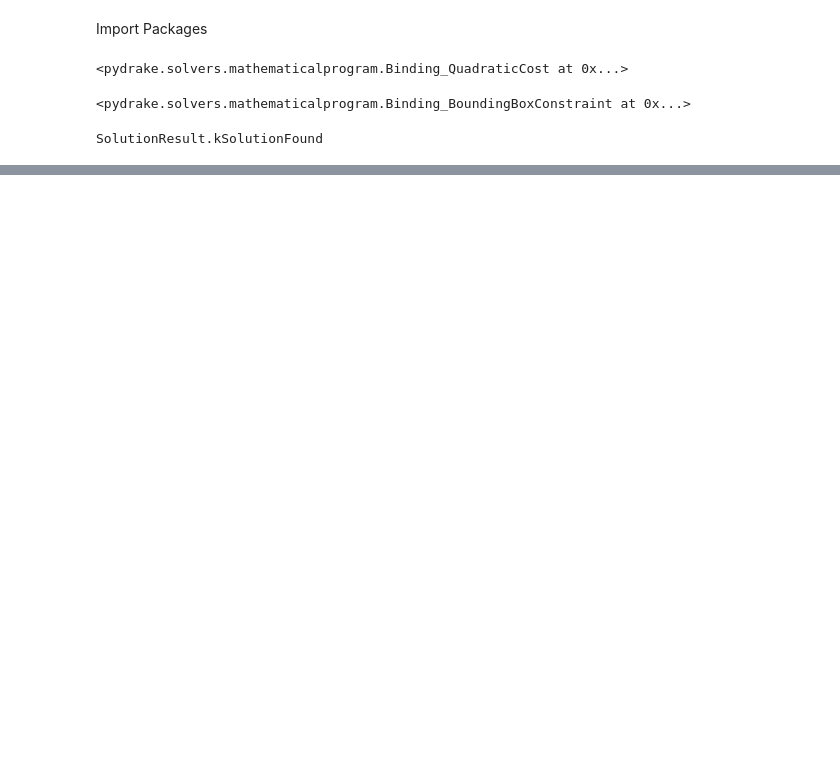
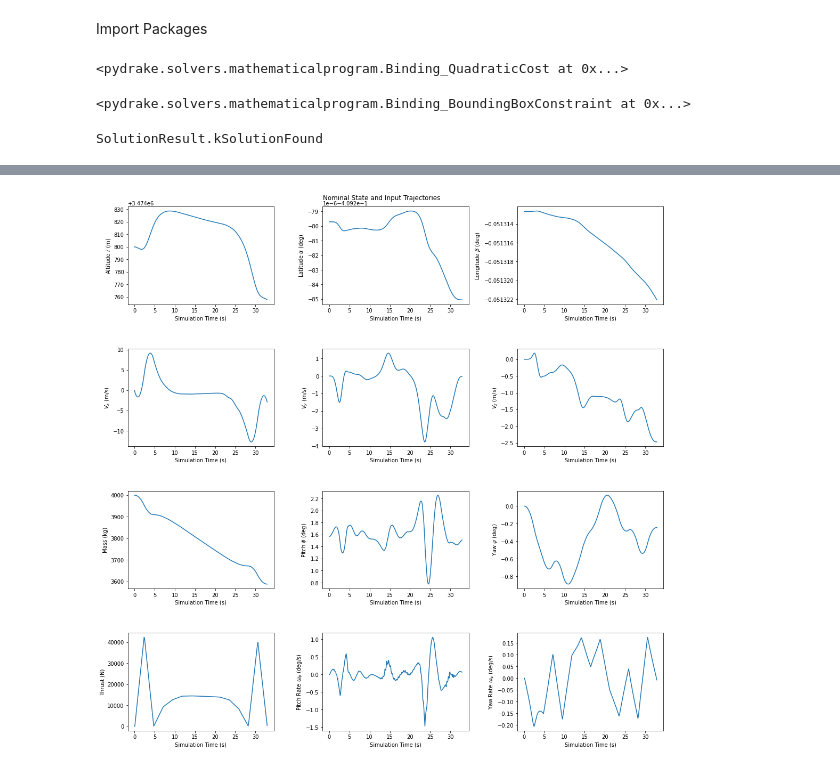
Before and after one commit to DayongTong/MEAM517_Project_Git, a Jupyter notebook: main.ipynb, the cells around one changed output, grey strips where cells are left out. Drawn from its saved outputs; the diff is of its cells as text; code cells hidden in the pictures; blank space fills up the shorter version.

```diff
--- a/main.ipynb
+++ b/main.ipynb
@@ -457,7 +433,9 @@ Qf = Q
 spacecraft = Spacecraft(Q,R,Qf,t_sol.item()*N,x_traj,u_traj)
 xsim,usim,tsim = simulate_spacecraft(x_traj.value(0).flatten(),u_traj.value(0).flatten(),t_sol.item()*N,spacecraft)
 # %%
-plot_util(tsim,xsim,usim)
+plot_util(tsim,xsim,usim,n_x)
+# %% [output]
+[figure, added]
 # %%
 plt.plot(tsim, xsim[:,1], label='TVLQR')
 plt.plot(timesteps, x_sol[:,1])
```
Also changed, not shown: parts of 16 cells of this notebook, 2 other files.
